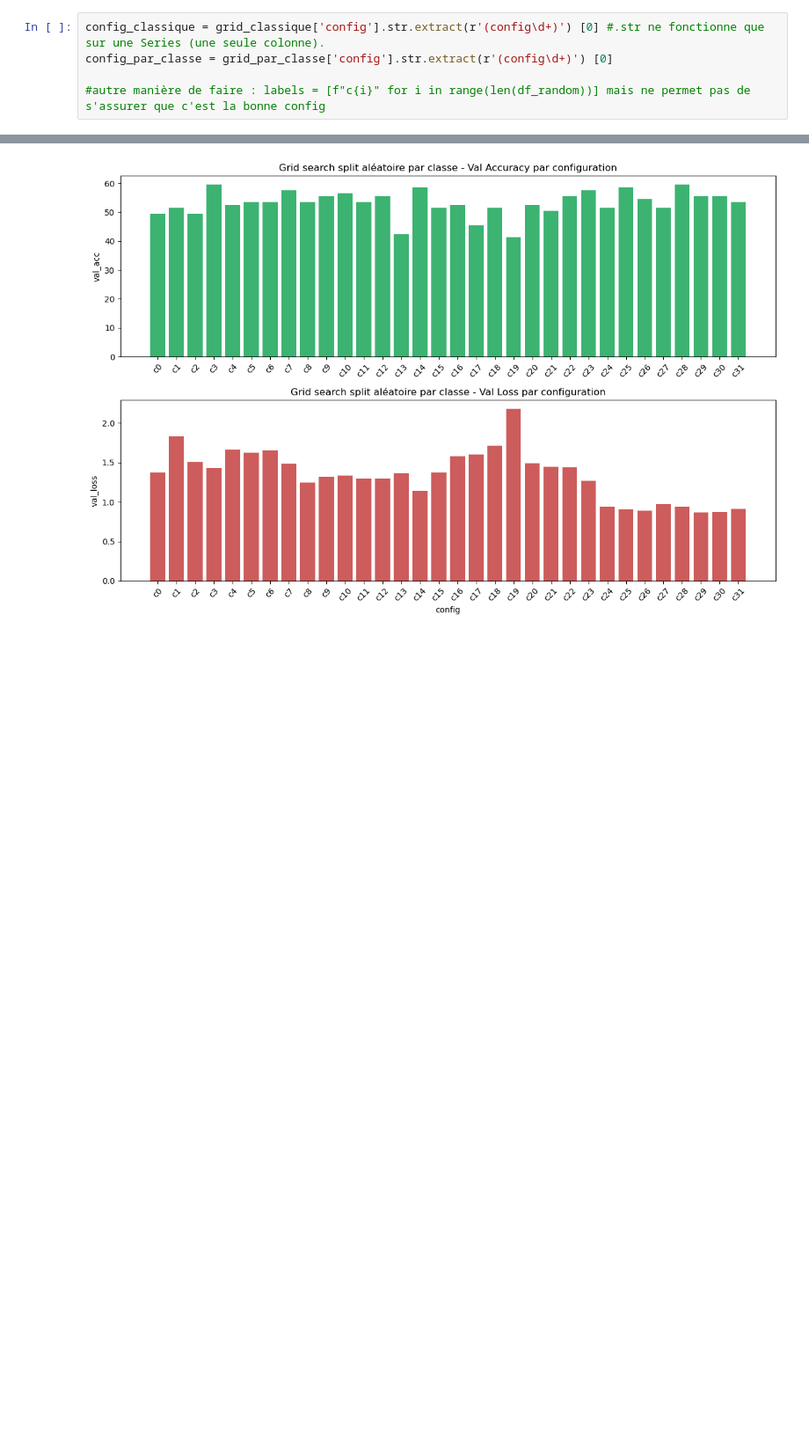
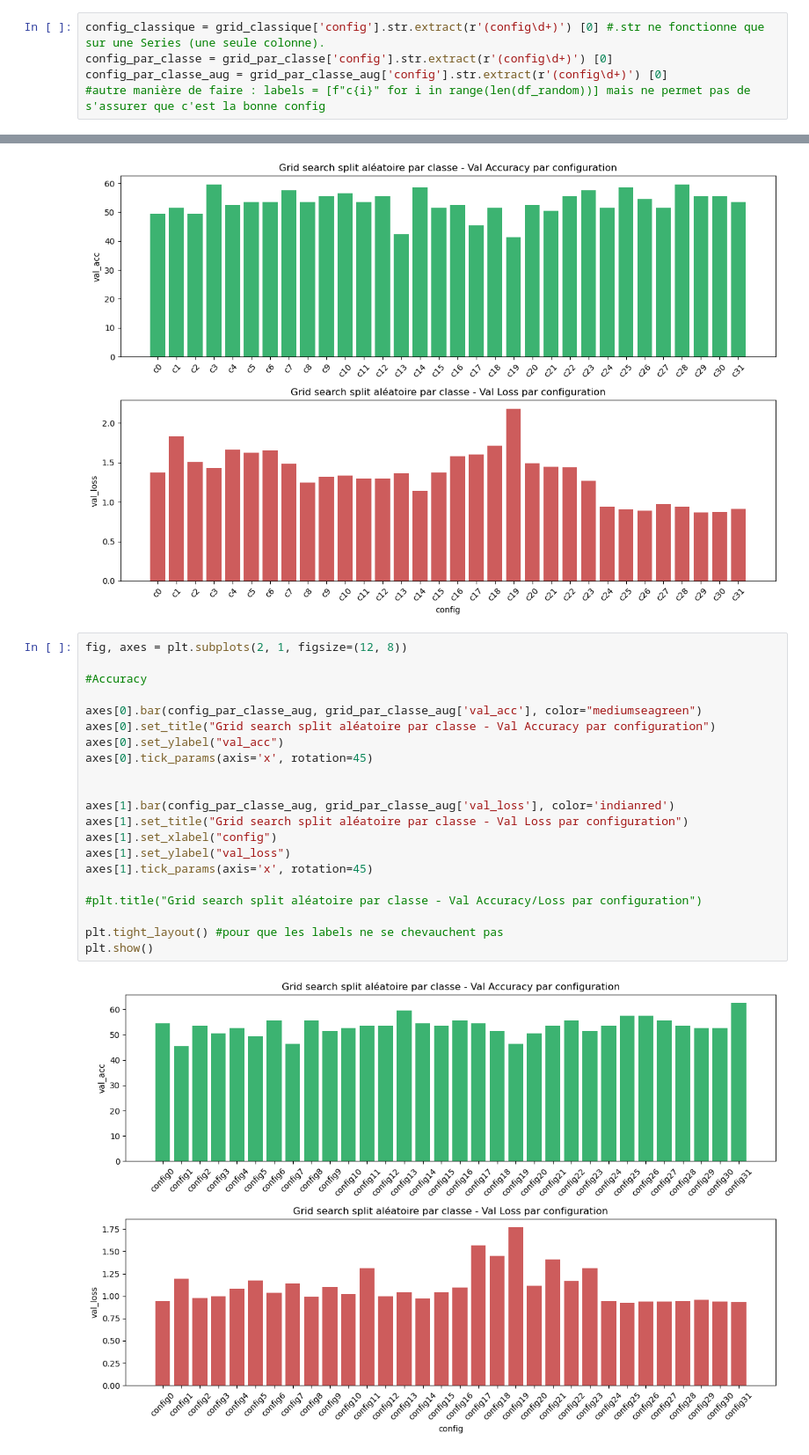
Before and after one commit to tinyhurricaneclarity/projet-deep-learning-m1, a Jupyter notebook: resnet18/src/resnet18_RGB/results/visualisation_grid.ipynb, the cells around one changed output, grey strips where cells are left out. Shown at 88% size. Cells and saved outputs as stored; diff of their text form; blank space fills up the shorter version.

```diff
--- a/resnet18/src/resnet18_RGB/results/visualisation_grid.ipynb
+++ b/resnet18/src/resnet18_RGB/results/visualisation_grid.ipynb
@@ -35,7 +36,7 @@ Name: config, dtype: object
 # %%
 config_classique = grid_classique['config'].str.extract(r'(config\d+)') [0] #.str ne fonctionne que sur une Series (une seule colonne).
 config_par_classe = grid_par_classe['config'].str.extract(r'(config\d+)') [0]
-
+config_par_classe_aug = grid_par_classe_aug['config'].str.extract(r'(config\d+)') [0]
 #autre manière de faire : labels = [f"c{i}" for i in range(len(df_random))] mais ne permet pas de s'assurer que c'est la bonne config
 # %%
 fig, axes = plt.subplots(2, 1, figsize=(12, 8))
@@ -83,6 +85,29 @@ plt.tight_layout() #pour que les labels ne se chevauchent pas
 plt.show()
 # %% [output]
 [figure]
+# %%
+fig, axes = plt.subplots(2, 1, figsize=(12, 8))
+
+#Accuracy
+
+axes[0].bar(config_par_classe_aug, grid_par_classe_aug['val_acc'], color="mediumseagreen")
+axes[0].set_title("Grid search split aléatoire par classe - Val Accuracy par configuration")
+axes[0].set_ylabel("val_acc")
+axes[0].tick_params(axis='x', rotation=45)
+
+
+axes[1].bar(config_par_classe_aug, grid_par_classe_aug['val_loss'], color='indianred')
+axes[1].set_title("Grid search split aléatoire par classe - Val Loss par configuration")
+axes[1].set_xlabel("config")
+axes[1].set_ylabel("val_loss")
+axes[1].tick_params(axis='x', rotation=45)
+
+#plt.title("Grid search split aléatoire par classe - Val Accuracy/Loss par configuration")
+
+plt.tight_layout() #pour que les labels ne se chevauchent pas
+plt.show()
+# %% [output]
+[figure, added]
 # %%
 #CLAUDE
 
```
Also changed, not shown: parts of 4 cells of this notebook, 1 other file.
